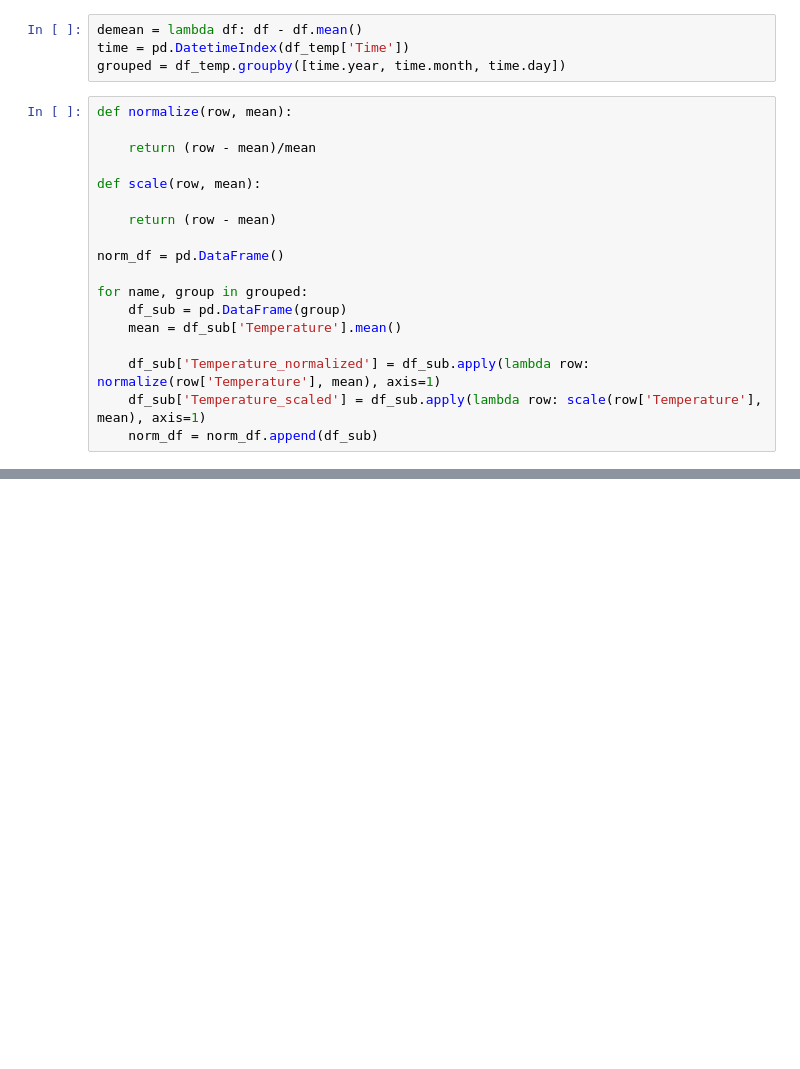
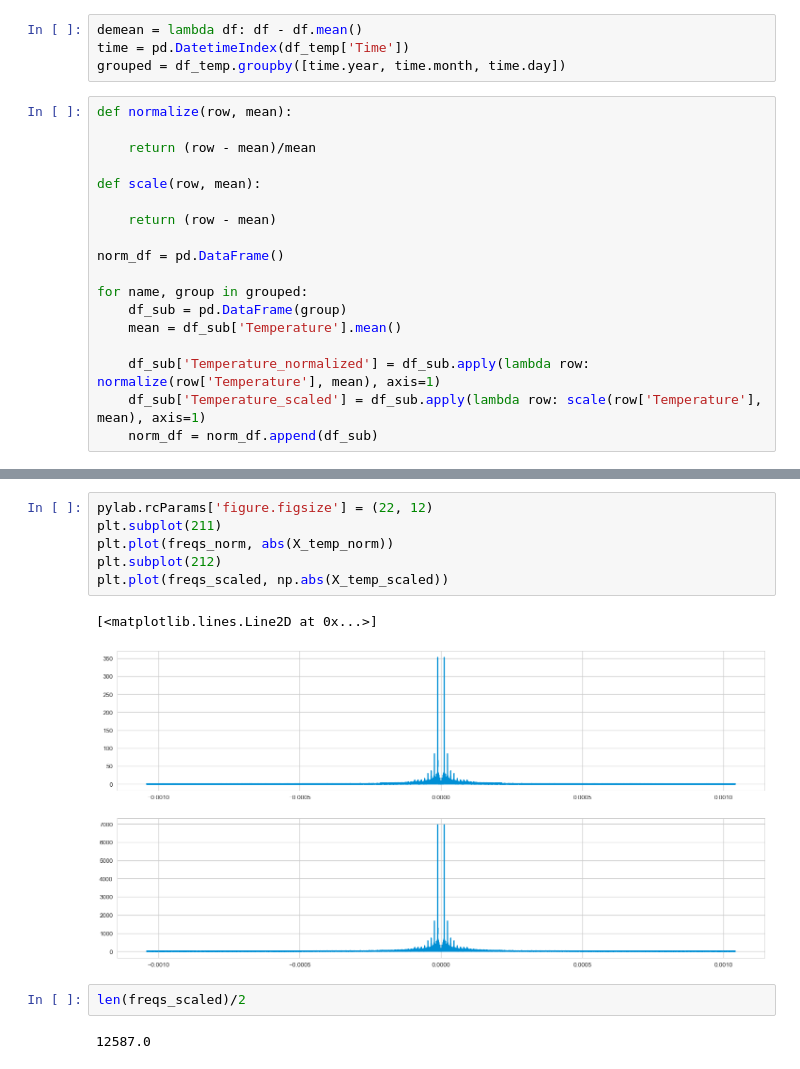
Before and after one commit to palindrome6/modelling_and_simulation, a Jupyter notebook: Signal_analysis.ipynb, the cells around one changed output, grey strips where cells are left out. Saved outputs shown, nothing was run; the diff lists cells and outputs as text; blank space fills up the shorter version.

```diff
--- a/Signal_analysis.ipynb
+++ b/Signal_analysis.ipynb
@@ -60,0 +82,13 @@ freqs = np.fft.fftfreq(len(norm_df['Temperature_normalized'])) * (1/480)
+# %%
+pylab.rcParams['figure.figsize'] = (22, 12)
+plt.subplot(211)
+plt.plot(freqs_norm, abs(X_temp_norm))
+plt.subplot(212)
+plt.plot(freqs_scaled, np.abs(X_temp_scaled))
+# %% [output]
+[<matplotlib.lines.Line2D at 0x...>]
+[figure, added]
+# %%
+len(freqs_scaled)/2
+# %% [output]
+12587.0
```
Also changed, not shown: parts of 20 cells of this notebook.
